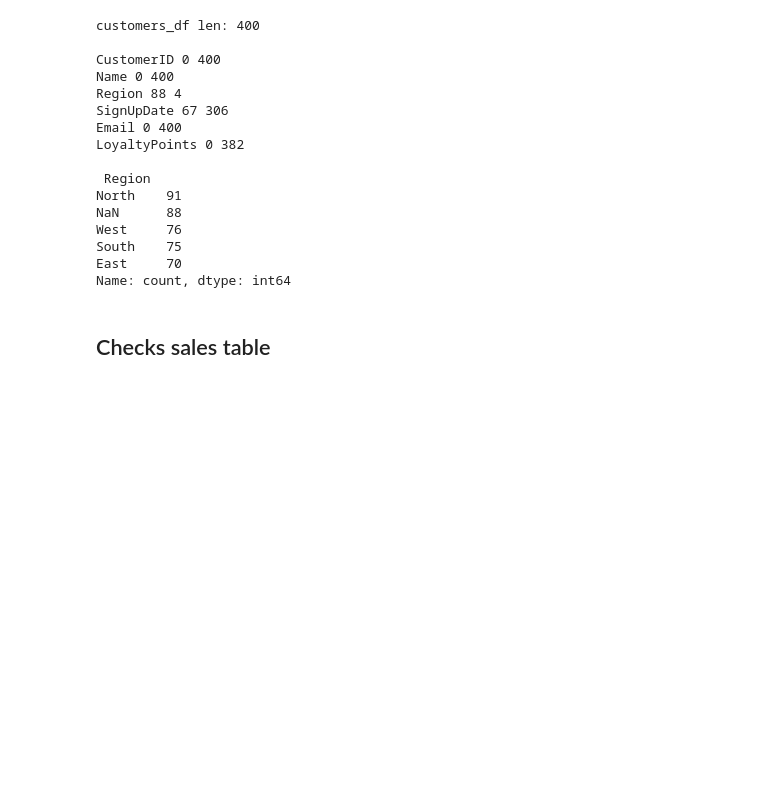
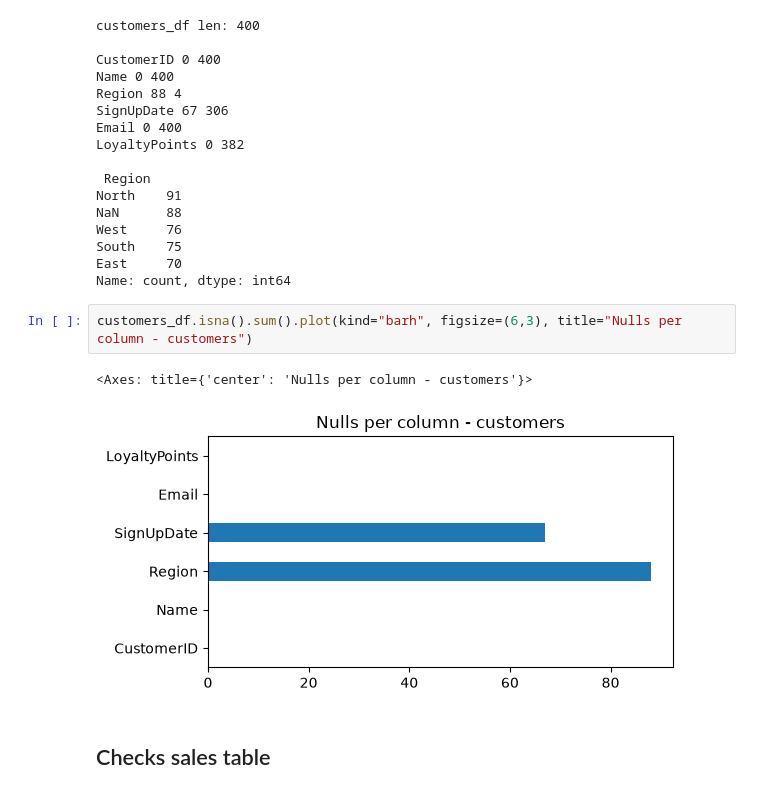
Before and after one commit to RodrigoAndresPerezJamett/doodle-test-data-engineer, a Jupyter notebook: notebooks/playground.ipynb, the cells around one changed output. Saved outputs shown, nothing was run; the diff lists cells and outputs as text; blank space fills up the shorter version.

```diff
--- a/notebooks/playground.ipynb
+++ b/notebooks/playground.ipynb
@@ -243,6 +248,11 @@ West     76
 South    75
 East     70
 Name: count, dtype: int64
+# %%
+customers_df.isna().sum().plot(kind="barh", figsize=(6,3), title="Nulls per column - customers")
+# %% [output]
+<Axes: title={'center': 'Nulls per column - customers'}>
+[figure, added]
 # %% [markdown]
 ## Checks sales table
 # %%
```
Also changed, not shown: parts of 6 cells of this notebook, 1 other file.
